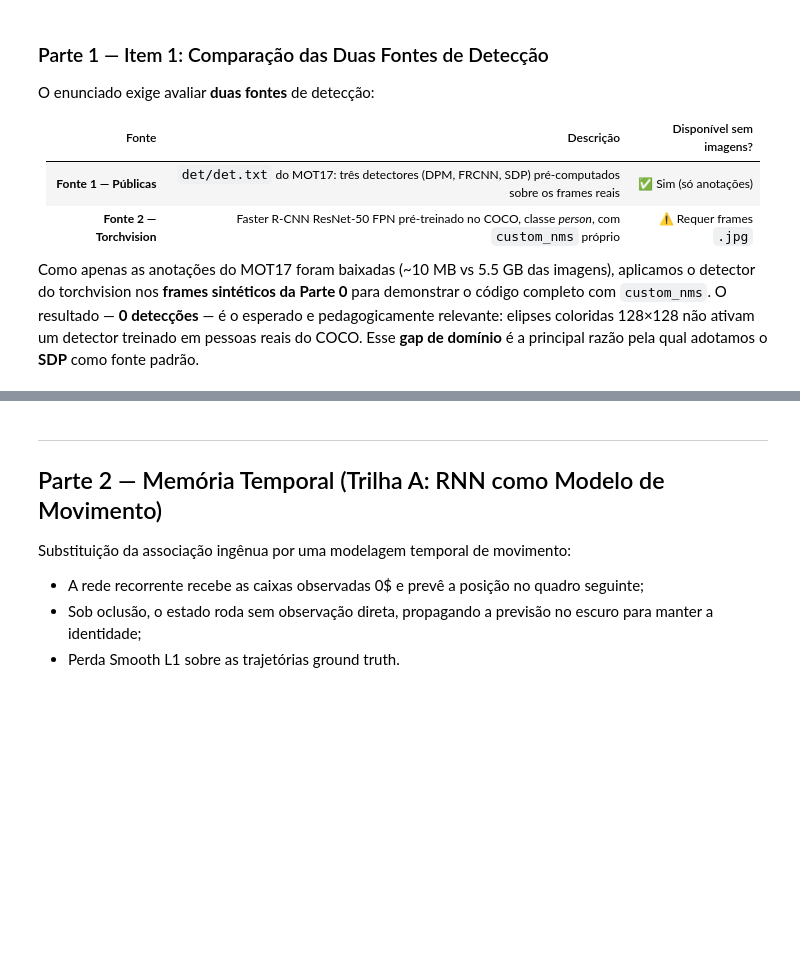
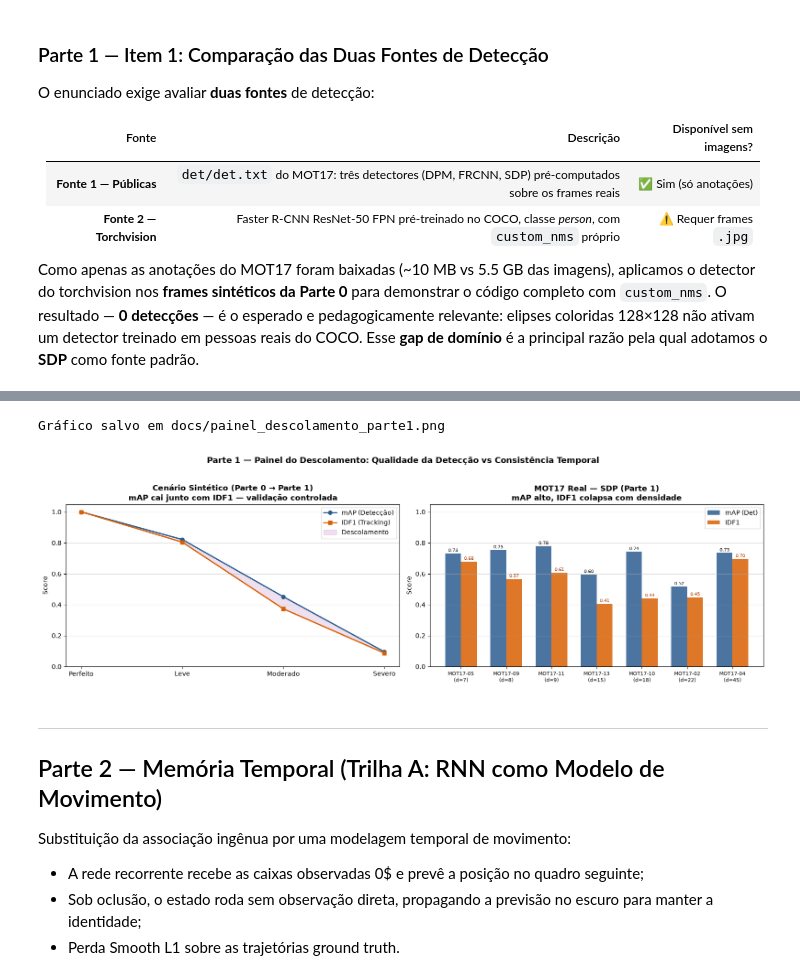
Before and after one commit to ThevezGomes/Programming-Assignment-2---Deep-Learning, a Jupyter notebook: src/pipeline.ipynb, the cells around one changed output, grey strips where cells are left out. Saved outputs shown, nothing was run; the diff lists cells and outputs as text; code cells hidden in the pictures; blank space fills up the shorter version.

```diff
--- a/src/pipeline.ipynb
+++ b/src/pipeline.ipynb
@@ -376,0 +152,14 @@ MOT17-13   | 15.4      | 0.596     | 0.407   | 681    | 391    | 4.99    x | 6.1
+# %%
+import os
+from src.tracker import NaiveTracker
+from src.evaluation import run_synthetic_table, run_detector_comparison, run_mot17_baseline
+
+data_dir = 'data/MOT17/train'
+if not os.path.exists(data_dir):
+    data_dir = '../data/MOT17/train'
+
+tracker = NaiveTracker(iou_threshold=0.3, max_lost_frames=15, matching_method='hungarian')
+
+synth_results = run_synthetic_table(gt_easy, tracker)
+run_detector_comparison(data_dir, tracker)
+results_p1 = run_mot17_baseline(data_dir, tracker)
@@ -537,3 +228,11 @@ Grafico salvo em docs/painel_descolamento_parte1.png
+# %%
+from src.visualization import plot_decoupling_panel
+
+plot_decoupling_panel(synth_results, results_p1, save_path='docs/painel_descolamento_parte1.png')
+plt.show()
+# %% [output]
+Gráfico salvo em docs/painel_descolamento_parte1.png
+[figure, added]
 # %% [markdown]
 ---
 ## Parte 2 — Memória Temporal (Trilha A: RNN como Modelo de Movimento)
```
Also changed, not shown: parts of 9 cells of this notebook, 5 other files.
